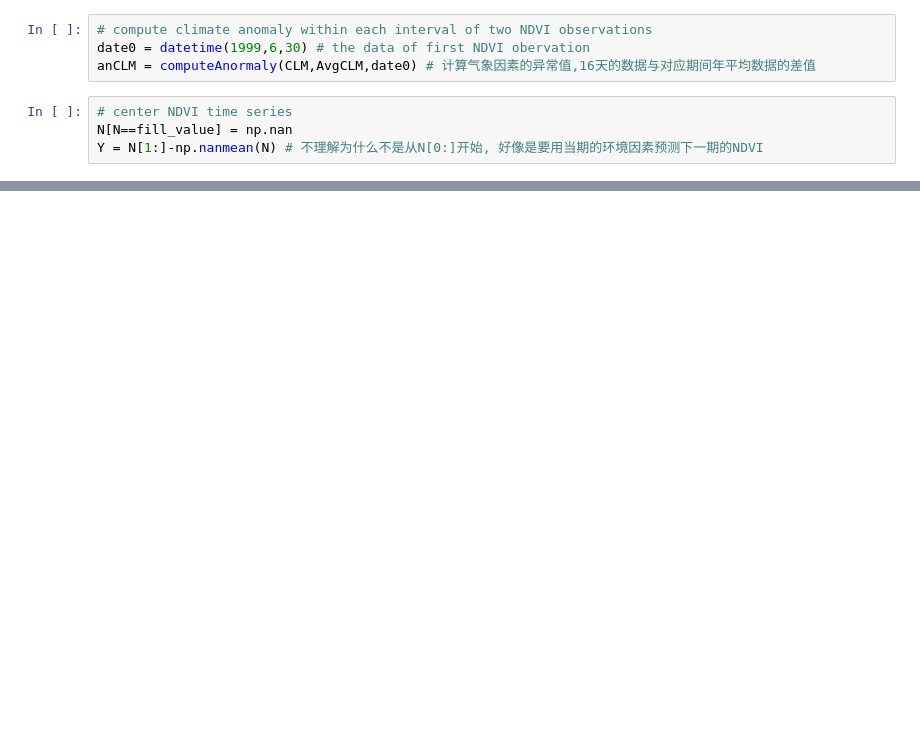
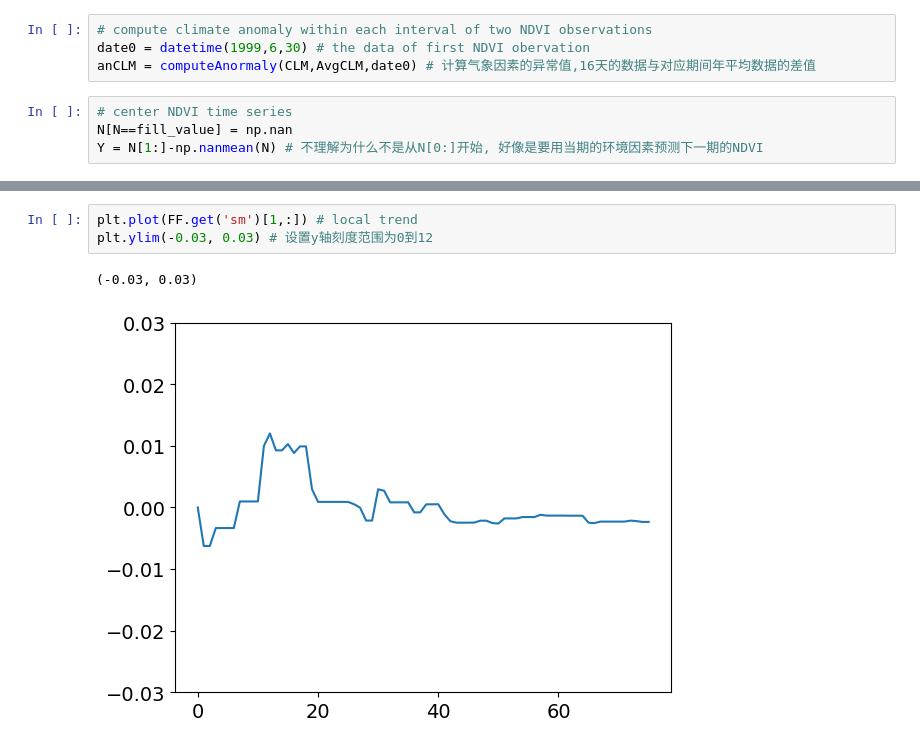
Before and after one commit to qpantc/MySkill, a Jupyter notebook: DLM/early-warning-signal-DLM-master/dlm_example.ipynb, the cells around one changed output, grey strips where cells are left out. Drawn from its saved outputs; the diff is of its cells as text; blank space fills up the shorter version.

```diff
--- a/DLM/early-warning-signal-DLM-master/dlm_example.ipynb
+++ b/DLM/early-warning-signal-DLM-master/dlm_example.ipynb
@@ -205,0 +76,6 @@ for t in range(T):
+# %%
+plt.plot(FF.get('sm')[1,:]) # local trend
+plt.ylim(-0.03, 0.03) # 设置y轴刻度范围为0到12
+# %% [output]
+(-0.03, 0.03)
+[figure, added]
```
Also changed, not shown: parts of 12 cells of this notebook, 3 other files.
